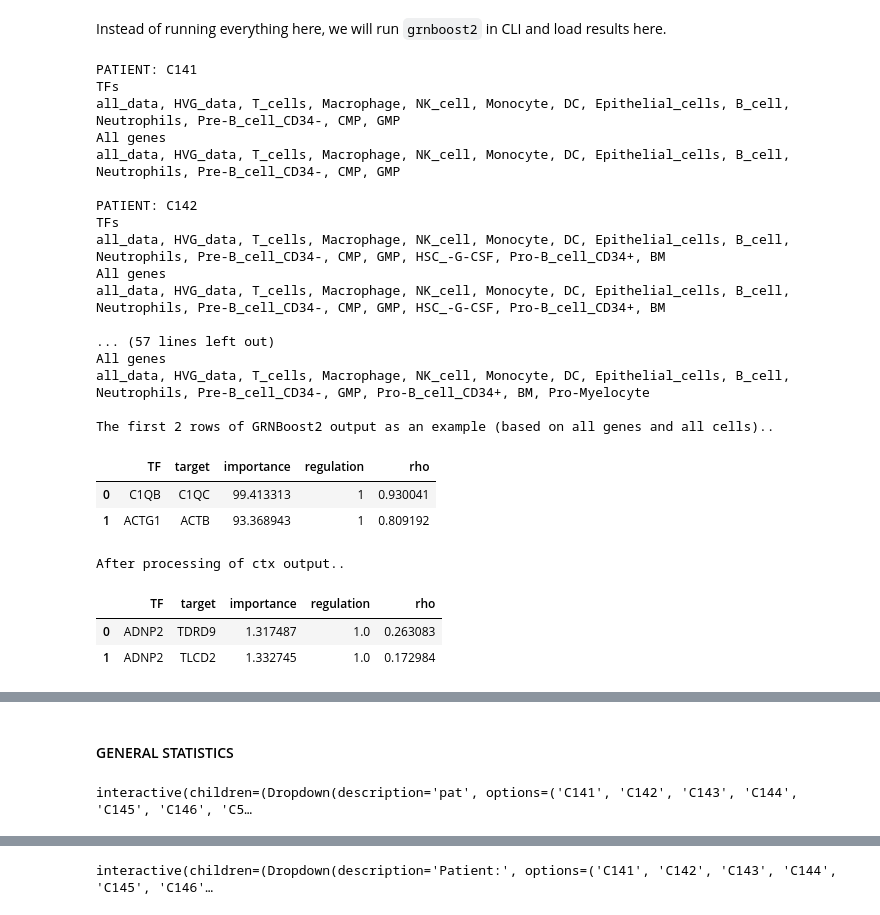
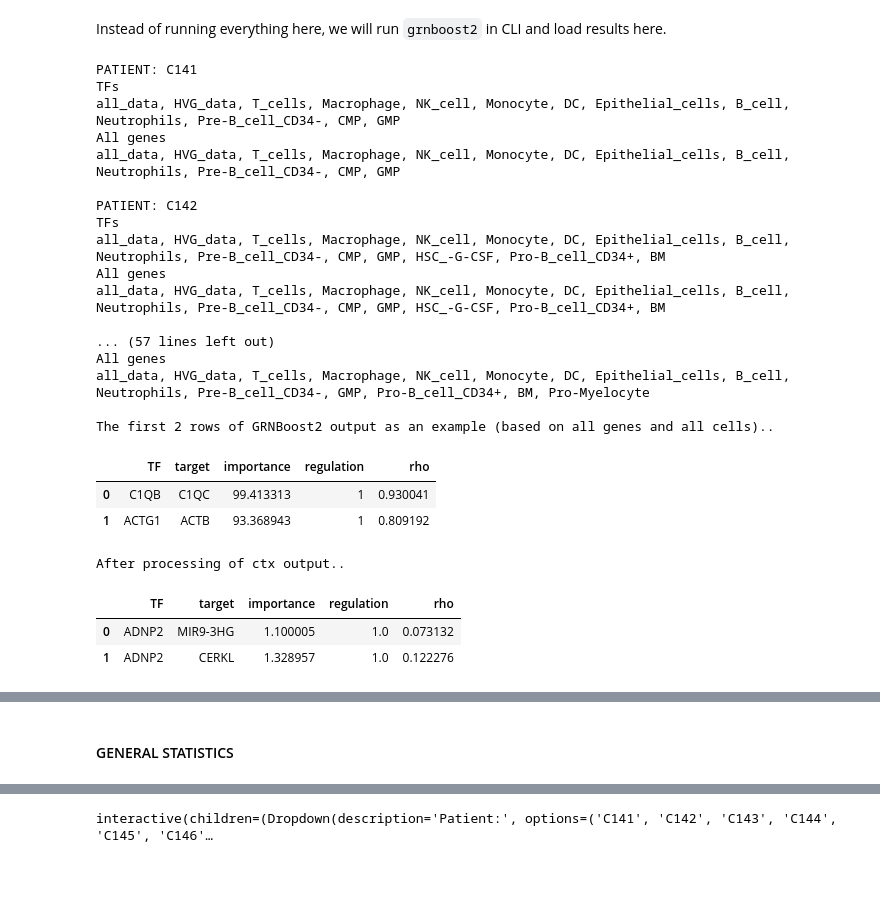
Before and after one commit to masyahook/scGRN, a Jupyter notebook: jupyter/GRN_inference.ipynb, the cells around one changed output, grey strips where cells are left out. Drawn from its saved outputs; the diff is of its cells as text; code cells hidden in the pictures; blank space fills up the shorter version.

```diff
--- a/jupyter/GRN_inference.ipynb
+++ b/jupyter/GRN_inference.ipynb
@@ -302,6 +304,8 @@ Wall time: 10.5 µs
 Instead of running everything here, we will run `grnboost2` in CLI and load results here.
 # %%
 %%time
+
+_PRINT_LOGS = True
 
 def get_tf_targ_ctx(df):
     tf_target_dict = {'TF': [], 'target': [], 'importance': []}
@@ -330,19 +334,18 @@ for pat in p_bar:
     _AVAILABLE_DATAS[pat]['all'] = []
     for fn in _FILE_PREFIXES[pat]:
         try:
-            input_TF = pd.read_csv(os.path.join(_DATA_HOME, pat, 'data', 'grnboost2', f'{fn}_TF_cor.tsv'), sep='\t')
-            ctx = load_motifs(os.path.join(_DATA_HOME, pat, 'data', 'grnboost2', f'{fn}_TF_ctx.tsv'), sep='\t')
-            input_ctx = get_tf_targ_ctx(ctx).merge(input_TF, how='left')
+            input_TF = pd.read_pickle(os.path.join(_DATA_HOME, pat, 'data', 'grnboost2', 'pickle', f'{fn}_TF_cor.pickle'))
+            input_ctx = pd.read_pickle(os.path.join(_DATA_HOME, pat, 'data', 'grnboost2', 'pickle', f'{fn}_TF_ctx.pickle'))
             _AVAILABLE_DATAS[pat]['TF'].append(fn)
             _AVAILABLE_DATAS[pat]['ctx'].append(fn)
-        except:
+        except (FileNotFoundError, pd.errors.EmptyDataError):
             input_TF = None
             ctx = None
             input_ctx = None
         try:
-            input_all = pd.read_csv(os.path.join(_DATA_HOME, pat, 'data', 'grnboost2', f'{fn}_cor.tsv'), sep='\t')
+            input_all = pd.read_pickle(os.path.join(_DATA_HOME, pat, 'data', 'grnboost2', 'pickle', f'{fn}_cor.pickle'))
             _AVAILABLE_DATAS[pat]['all'].append(fn)
-        except:
+        except (FileNotFoundError, pd.errors.EmptyDataError):
             input_all = None
         grnboost2_meta[pat][fn] = {
         'input_TF': input_TF,
@@ -353,52 +356,52 @@ for pat in p_bar:
         'graph_all': None,
         'full_graph_TF': None,
         'full_graph_all': None,
-        'ctx': ctx,
         'input_ctx': input_ctx,
         'filtered_ctx': None,
         'graph': None,
         'full_graph_ctx': None
         }
 
-for pat in _PATIENTS:
-    print(colored(f'PATIENT: {pat}', 'cyan'))
-    TF_strings, all_strings = [], []
-    for fn, cell_dtype in zip(_FILE_PREFIXES[pat], ['all_data', 'HVG_data'] + _PATIENT_CELL_TYPES[pat]):
-        TF_strings.append(colored(cell_dtype, 'green' if fn in _AVAILABLE_DATAS[pat]['TF'] else 'red'))
-        all_strings.append(colored(cell_dtype, 'green' if fn in _AVAILABLE_DATAS[pat]['all'] else 'red'))
-    print('TFs')
-    print(', '.join(TF_strings))
-    print('All genes')
-    print(', '.join(all_strings))
-    print()
+if _PRINT_LOGS:
+    for pat in _PATIENTS:
+        print(colored(f'PATIENT: {pat}', 'cyan'))
+        TF_strings, all_strings = [], []
+        for fn, cell_dtype in zip(_FILE_PREFIXES[pat], ['all_data', 'HVG_data'] + _PATIENT_CELL_TYPES[pat]):
+            TF_strings.append(colored(cell_dtype, 'green' if fn in _AVAILABLE_DATAS[pat]['TF'] else 'red'))
+            all_strings.append(colored(cell_dtype, 'green' if fn in _AVAILABLE_DATAS[pat]['all'] else 'red'))
+        print('TFs')
+        print(', '.join(TF_strings))
+        print('All genes')
+        print(', '.join(all_strings))
+        print()
 
 
 print('The first 2 rows of GRNBoost2 output as an example (based on all genes and all cells)..')
 display(grnboost2_meta[_PATIENTS[0]]['raw_data']['input_all'].head(2))
 print('After processing of ctx output..')
 display(grnboost2_meta[_PATIENTS[0]]['raw_data']['input_ctx'].head(2))
 # %% [output]
 PATIENT: C141
 TFs
 all_data, HVG_data, T_cells, Macrophage, NK_cell, Monocyte, DC, Epithelial_cells, B_cell, Neutrophils, Pre-B_cell_CD34-, CMP, GMP
 All genes
 all_data, HVG_data, T_cells, Macrophage, NK_cell, Monocyte, DC, Epithelial_cells, B_cell, Neutrophils, Pre-B_cell_CD34-, CMP, GMP
 
 PATIENT: C142
 TFs
 all_data, HVG_data, T_cells, Macrophage, NK_cell, Monocyte, DC, Epithelial_cells, B_cell, Neutrophils, Pre-B_cell_CD34-, CMP, GMP, HSC_-G-CSF, Pro-B_cell_CD34+, BM
 All genes
 all_data, HVG_data, T_cells, Macrophage, NK_cell, Monocyte, DC, Epithelial_cells, B_cell, Neutrophils, Pre-B_cell_CD34-, CMP, GMP, HSC_-G-CSF, Pro-B_cell_CD34+, BM
 
 ... (57 lines left out)
 All genes
 all_data, HVG_data, T_cells, Macrophage, NK_cell, Monocyte, DC, Epithelial_cells, B_cell, Neutrophils, Pre-B_cell_CD34-, GMP, Pro-B_cell_CD34+, BM, Pro-Myelocyte
 
 The first 2 rows of GRNBoost2 output as an example (based on all genes and all cells)..
 |  | TF | target | importance | regulation | rho |
 | 0 | C1QB | C1QC | 99.413313 | 1 | 0.930041 |
 | 1 | ACTG1 | ACTB | 93.368943 | 1 | 0.809192 |
 After processing of ctx output..
 |  | TF | target | importance | regulation | rho |
-| 0 | ADNP2 | TDRD9 | 1.317487 | 1.0 | 0.263083 |
-| 1 | ADNP2 | TLCD2 | 1.332745 | 1.0 | 0.172984 |
+| 0 | ADNP2 | MIR9-3HG | 1.100005 | 1.0 | 0.073132 |
+| 1 | ADNP2 | CERKL | 1.328957 | 1.0 | 0.122276 |
@@ -407,30 +410,2 @@ Wall time: 3min 11s
 # %% [markdown]
 #### GENERAL STATISTICS
-# %%
-def cell_freq(pat, save_fig):
-
-    sns.set_style("whitegrid")
-
-    f, ax = plt.subplots(figsize=(20, 10))
-    cell_types = cell_type_freq.loc[pat].dropna().astype('int32')
-
-    plots = cell_types.plot(ax=ax, kind='bar', x='cell_type', y='cell_count')
-
-    ax.set_title(f"Cell type frequency in {pat} patient ({meta['num_cells'][pat]} cells)")
-    ax.set_xlabel('Cell type')
-    ax.set_ylabel('Frequency')
-
-    # Iterrating over the bars one-by-one
-    for bar in plots.patches:
-        plots.annotate(bar.get_height(), (bar.get_x() + bar.get_width() / 2,
-                       bar.get_height()), ha='center', va='center',
-                       size=15, xytext=(0, 8), textcoords='offset points')
-
-    plt.xticks(rotation=45)
-
-    if save_fig:
-        plt.savefig(os.path.join(_FIG_DIR, f'cell_type_freq.png'), dpi=200, bbox_inches='tight')
-
-widget = interact(cell_freq, pat=_PATIENTS, save_fig=[False, True])
-# %% [output]
-interactive(children=(Dropdown(description='pat', options=('C141', 'C142', 'C143', 'C144', 'C145', 'C146', 'C5…
```
Also changed, not shown: parts of 10 cells of this notebook, 1 other file.
